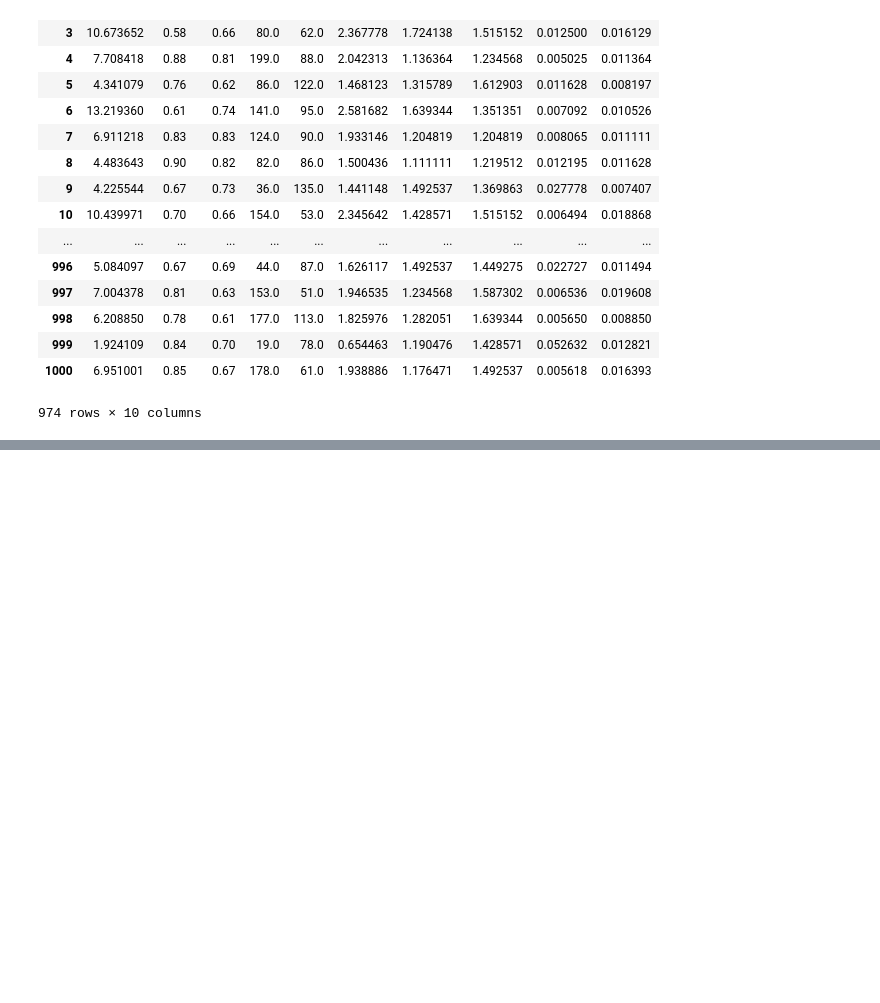
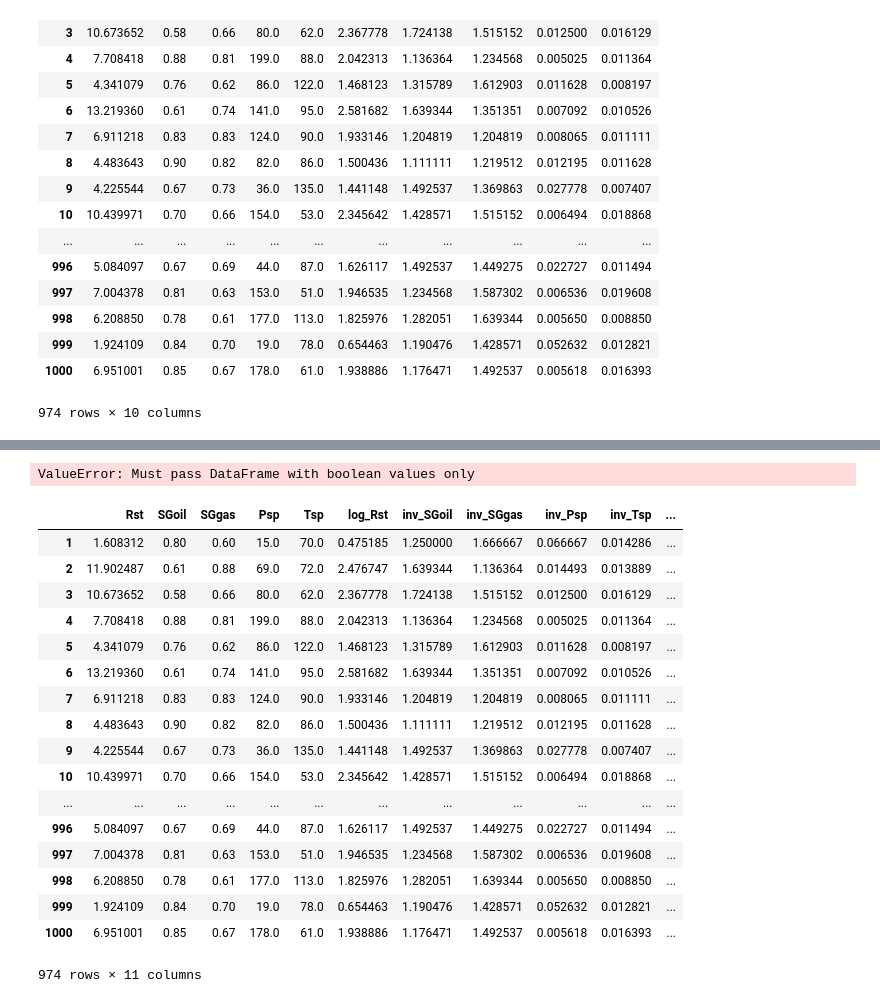
Before and after one commit to bkearse/Pete2060, a Jupyter notebook: FinalProject.ipynb, the cells around one changed output, grey strips where cells are left out. Saved outputs shown, nothing was run; the diff lists cells and outputs as text; code cells hidden in the pictures; blank space fills up the shorter version.

```diff
--- a/FinalProject.ipynb
+++ b/FinalProject.ipynb
@@ -370,0 +407,5 @@ Warnings:
+# %%
+df.plot.scatter(x=df[['inv_SGoil','inv_SGgas','inv_Psp','inv_Tsp']],y=predictions)
+plt.show()
+# %% [output]
+ValueError: Must pass DataFrame with boolean values only
@@ -370,0 +414,21 @@ Warnings:
+# %%
+df
+# %% [output]
+|  | Rst | SGoil | SGgas | Psp | Tsp | log_Rst | inv_SGoil | inv_SGgas | inv_Psp | inv_Tsp | ... |
+| 1 | 1.608312 | 0.80 | 0.60 | 15.0 | 70.0 | 0.475185 | 1.250000 | 1.666667 | 0.066667 | 0.014286 | ... |
+| 2 | 11.902487 | 0.61 | 0.88 | 69.0 | 72.0 | 2.476747 | 1.639344 | 1.136364 | 0.014493 | 0.013889 | ... |
+| 3 | 10.673652 | 0.58 | 0.66 | 80.0 | 62.0 | 2.367778 | 1.724138 | 1.515152 | 0.012500 | 0.016129 | ... |
+| 4 | 7.708418 | 0.88 | 0.81 | 199.0 | 88.0 | 2.042313 | 1.136364 | 1.234568 | 0.005025 | 0.011364 | ... |
+| 5 | 4.341079 | 0.76 | 0.62 | 86.0 | 122.0 | 1.468123 | 1.315789 | 1.612903 | 0.011628 | 0.008197 | ... |
+| 6 | 13.219360 | 0.61 | 0.74 | 141.0 | 95.0 | 2.581682 | 1.639344 | 1.351351 | 0.007092 | 0.010526 | ... |
+| 7 | 6.911218 | 0.83 | 0.83 | 124.0 | 90.0 | 1.933146 | 1.204819 | 1.204819 | 0.008065 | 0.011111 | ... |
+| 8 | 4.483643 | 0.90 | 0.82 | 82.0 | 86.0 | 1.500436 | 1.111111 | 1.219512 | 0.012195 | 0.011628 | ... |
+| 9 | 4.225544 | 0.67 | 0.73 | 36.0 | 135.0 | 1.441148 | 1.492537 | 1.369863 | 0.027778 | 0.007407 | ... |
+| 10 | 10.439971 | 0.70 | 0.66 | 154.0 | 53.0 | 2.345642 | 1.428571 | 1.515152 | 0.006494 | 0.018868 | ... |
+| ... | ... | ... | ... | ... | ... | ... | ... | ... | ... | ... | ... |
+| 996 | 5.084097 | 0.67 | 0.69 | 44.0 | 87.0 | 1.626117 | 1.492537 | 1.449275 | 0.022727 | 0.011494 | ... |
+| 997 | 7.004378 | 0.81 | 0.63 | 153.0 | 51.0 | 1.946535 | 1.234568 | 1.587302 | 0.006536 | 0.019608 | ... |
+| 998 | 6.208850 | 0.78 | 0.61 | 177.0 | 113.0 | 1.825976 | 1.282051 | 1.639344 | 0.005650 | 0.008850 | ... |
+| 999 | 1.924109 | 0.84 | 0.70 | 19.0 | 78.0 | 0.654463 | 1.190476 | 1.428571 | 0.052632 | 0.012821 | ... |
+| 1000 | 6.951001 | 0.85 | 0.67 | 178.0 | 61.0 | 1.938886 | 1.176471 | 1.492537 | 0.005618 | 0.016393 | ... |
+974 rows × 11 columns
```
Also changed, not shown: parts of 16 cells of this notebook.
